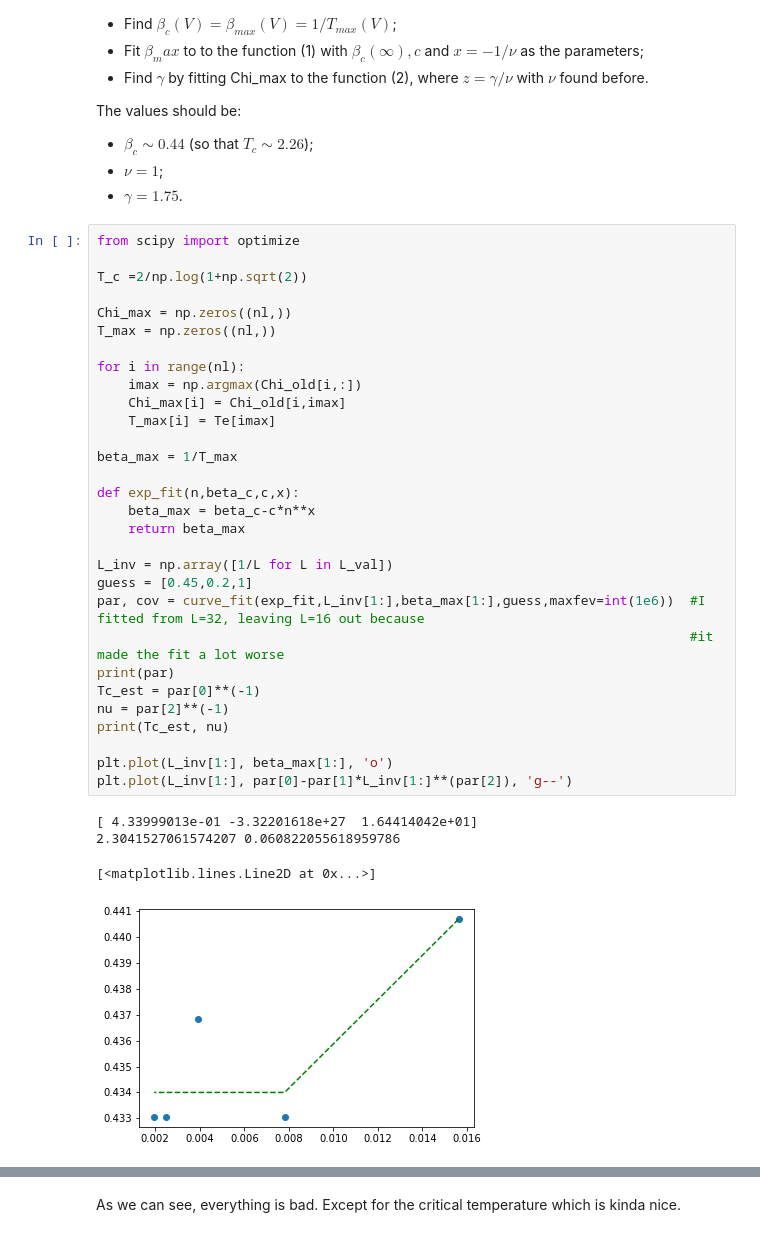
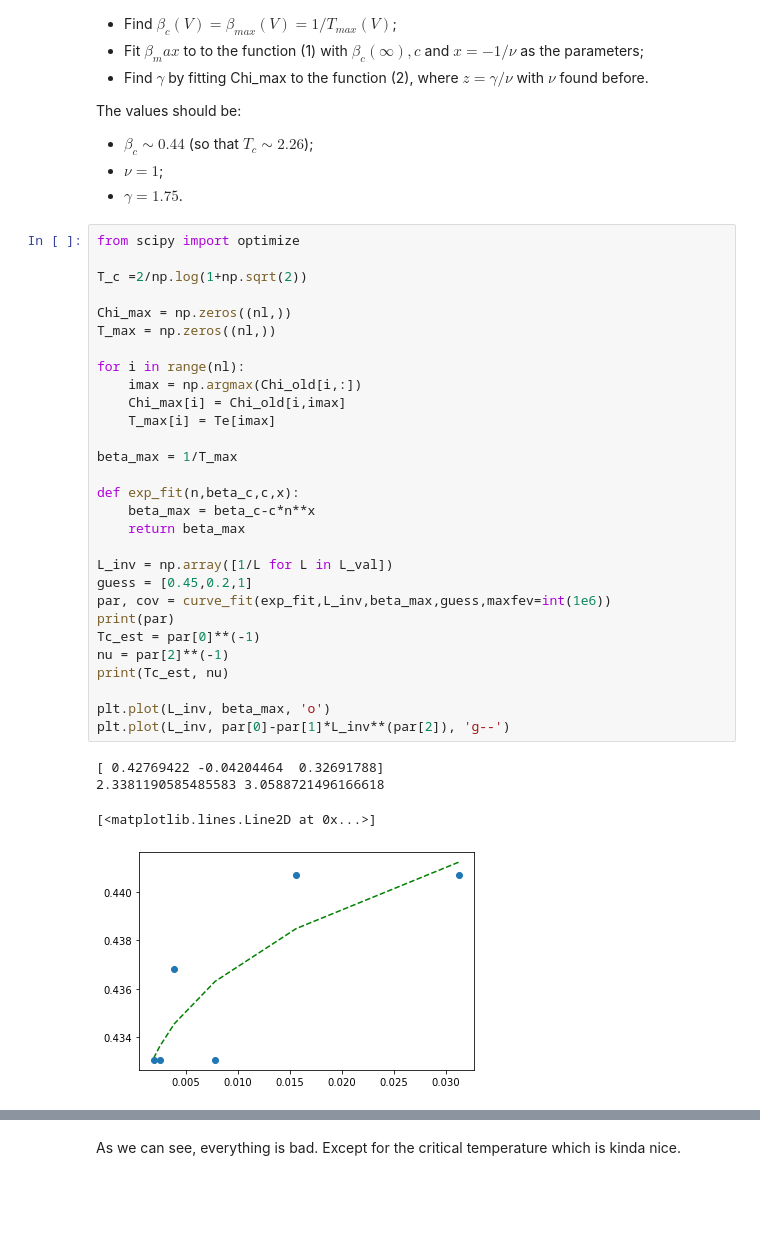
Before and after one commit to Sara-Munafo/Project_Ising_2D, a Jupyter notebook: finitesize_attempts.ipynb, the cells around one changed output, grey strips where cells are left out. Drawn from its saved outputs; the diff is of its cells as text; blank space fills up the shorter version.

```diff
--- a/finitesize_attempts.ipynb
+++ b/finitesize_attempts.ipynb
@@ -210,36 +210,35 @@ The values should be:
 # %%
 from scipy import optimize
 
 T_c =2/np.log(1+np.sqrt(2))
 
 Chi_max = np.zeros((nl,))
 T_max = np.zeros((nl,))
 
 for i in range(nl):
     imax = np.argmax(Chi_old[i,:])
     Chi_max[i] = Chi_old[i,imax]
     T_max[i] = Te[imax]
 
 beta_max = 1/T_max
 
 def exp_fit(n,beta_c,c,x):
     beta_max = beta_c-c*n**x
     return beta_max
 
 L_inv = np.array([1/L for L in L_val])
 guess = [0.45,0.2,1]
-par, cov = curve_fit(exp_fit,L_inv[1:],beta_max[1:],guess,maxfev=int(1e6))  #I fitted from L=32, leaving L=16 out because
-                                                                            #it made the fit a lot worse
+par, cov = curve_fit(exp_fit,L_inv,beta_max,guess,maxfev=int(1e6))
 print(par)
 Tc_est = par[0]**(-1)
 nu = par[2]**(-1)
 print(Tc_est, nu)
 
-plt.plot(L_inv[1:], beta_max[1:], 'o')
-plt.plot(L_inv[1:], par[0]-par[1]*L_inv[1:]**(par[2]), 'g--')
+plt.plot(L_inv, beta_max, 'o')
+plt.plot(L_inv, par[0]-par[1]*L_inv**(par[2]), 'g--')
 # %% [output]
-[ 4.33999013e-01 -3.32201618e+27  1.64414042e+01]
-2.3041527061574207 0.060822055618959786
+[ 0.42769422 -0.04204464  0.32691788]
+2.3381190585485583 3.0588721496166618
 [<matplotlib.lines.Line2D at 0x...>]
-[figure, old version]
+[figure, new version]
 # %%
```
Also changed, not shown: parts of 1 cell of this notebook.
